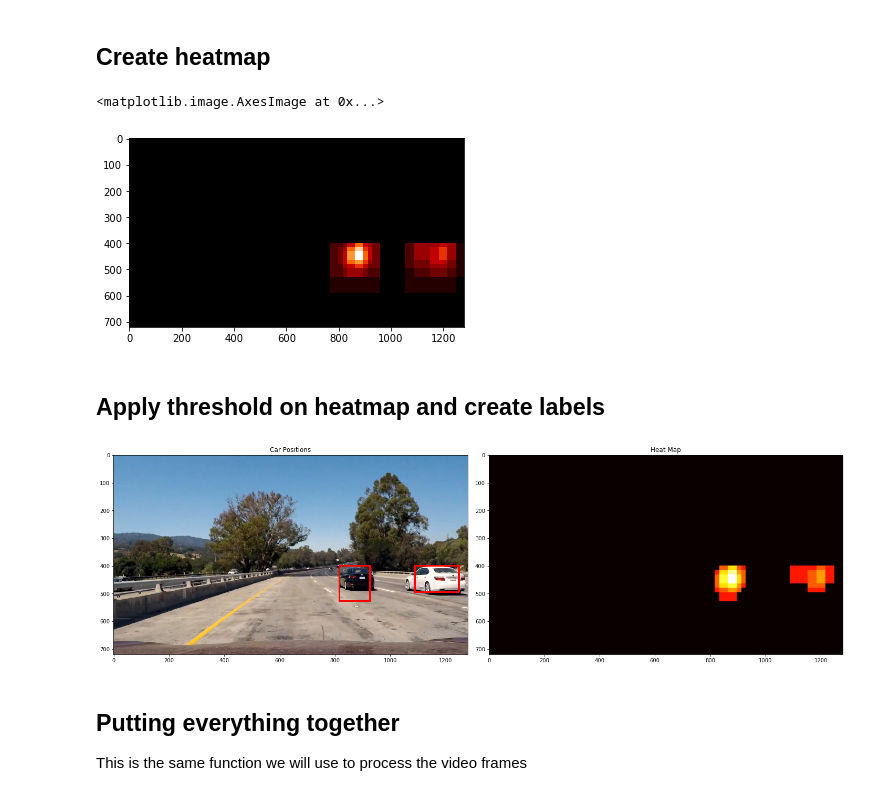
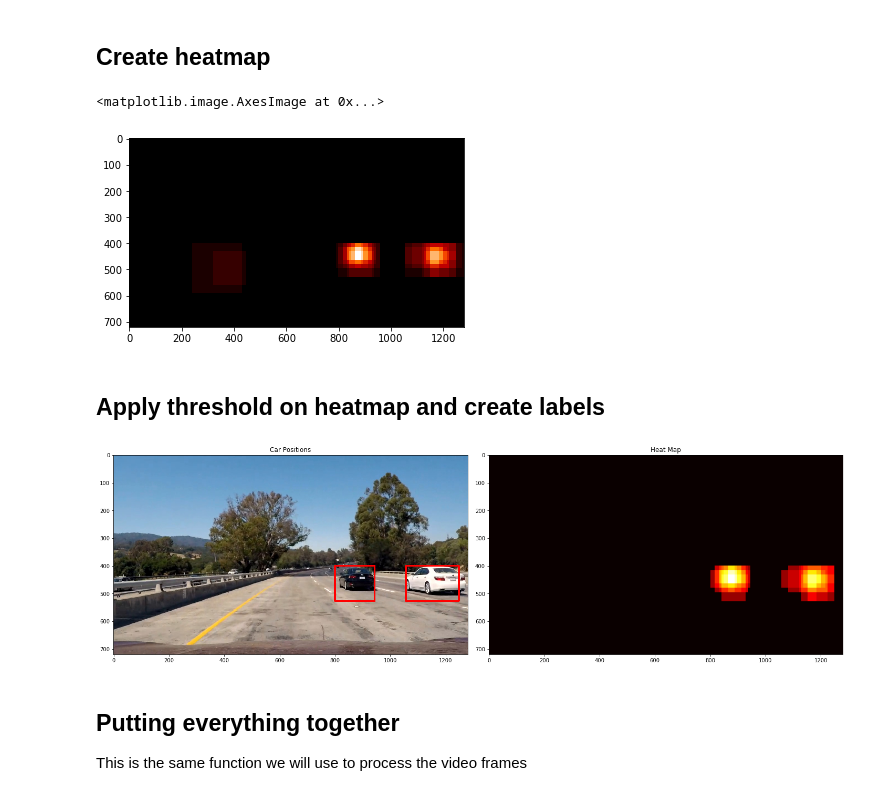
Before and after one commit to camigord/Self-Driving-Car-Nanodegree, a Jupyter notebook: P5-Vehicle-Detection/Detecting_Cars.ipynb, the cells around one changed output. Drawn from its saved outputs; the diff is of its cells as text; code cells hidden in the pictures.

```diff
--- a/P5-Vehicle-Detection/Detecting_Cars.ipynb
+++ b/P5-Vehicle-Detection/Detecting_Cars.ipynb
@@ -127,6 +129,8 @@ plt.imshow(display_image(test_img_rects))
 ## Detecting cars on each window
 # %%
 image = cv2.imread('./test_images/test12.jpg')
+
+cells_per_step = 1
 
 scales = [1,1,1.5,1.5,2,2,3,3]
 y_starts = [400,416,400,432,400,432,400,464]
@@ -136,7 +140,7 @@ for i, scale in enumerate(scales):
     ystart = y_starts[i]
     ystop = y_stops[i]
     rects.append(find_cars(image, ystart, ystop, scale, clf, X_scaler, pca, orient, pix_per_cell, cell_per_block,
-                           hist_bins, color_space))
+                           hist_bins, color_space, cells_per_step))
 
 windows = [item for sublist in rects for item in sublist]
 draw_image = draw_boxes(image, windows)
@@ -157,30 +161,30 @@ heat = add_heat(heat,windows)
 plt.imshow(heat, cmap='gist_heat')
 # %% [output]
 <matplotlib.image.AxesImage at 0x...>
-[figure, old version]
+[figure, new version]
 # %% [markdown]
 ## Apply threshold on heatmap and create labels
 # %%
 # Apply threshold to help remove false positives
-heat = apply_threshold(heat,3)
+heat = apply_threshold(heat,2)
 
 # Visualize the heatmap when displaying
 heatmap = np.clip(heat, 0, 255)
 
 # Find final boxes from heatmap using label function
 labels = label(heatmap)
 draw_img, _ = draw_labeled_bboxes(np.copy(image), labels)
 
 fig = plt.figure(figsize=(20, 10))
 plt.subplot(121)
 plt.imshow(display_image(draw_img))
 plt.title('Car Positions')
 plt.subplot(122)
 plt.imshow(heatmap, cmap='hot')
 plt.title('Heat Map')
 fig.tight_layout()
 # %% [output]
-[figure, old version]
+[figure, new version]
 # %% [markdown]
 ## Putting everything together
 
```
Also changed, not shown: parts of 7 cells of this notebook, 6 other files.
